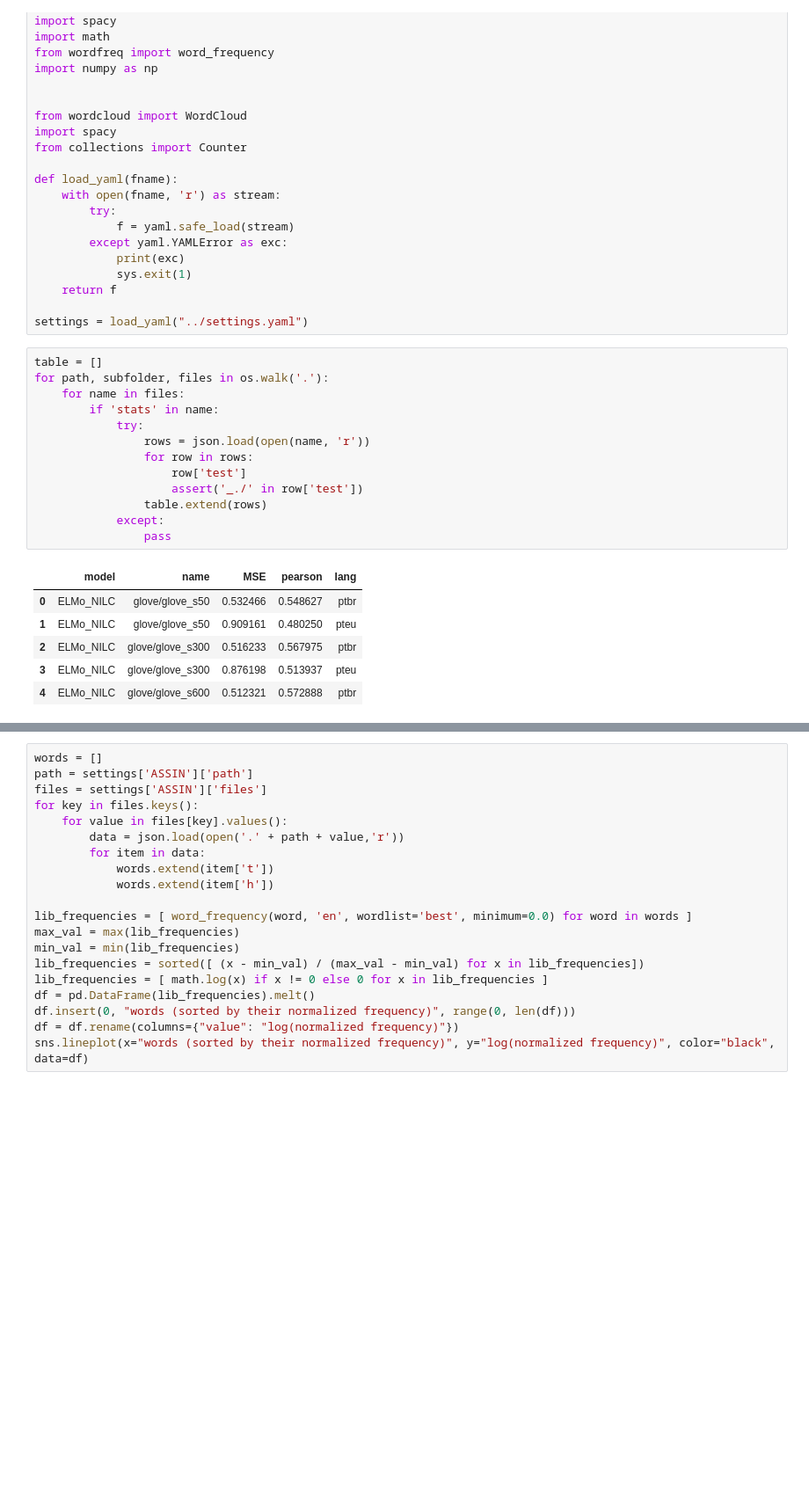
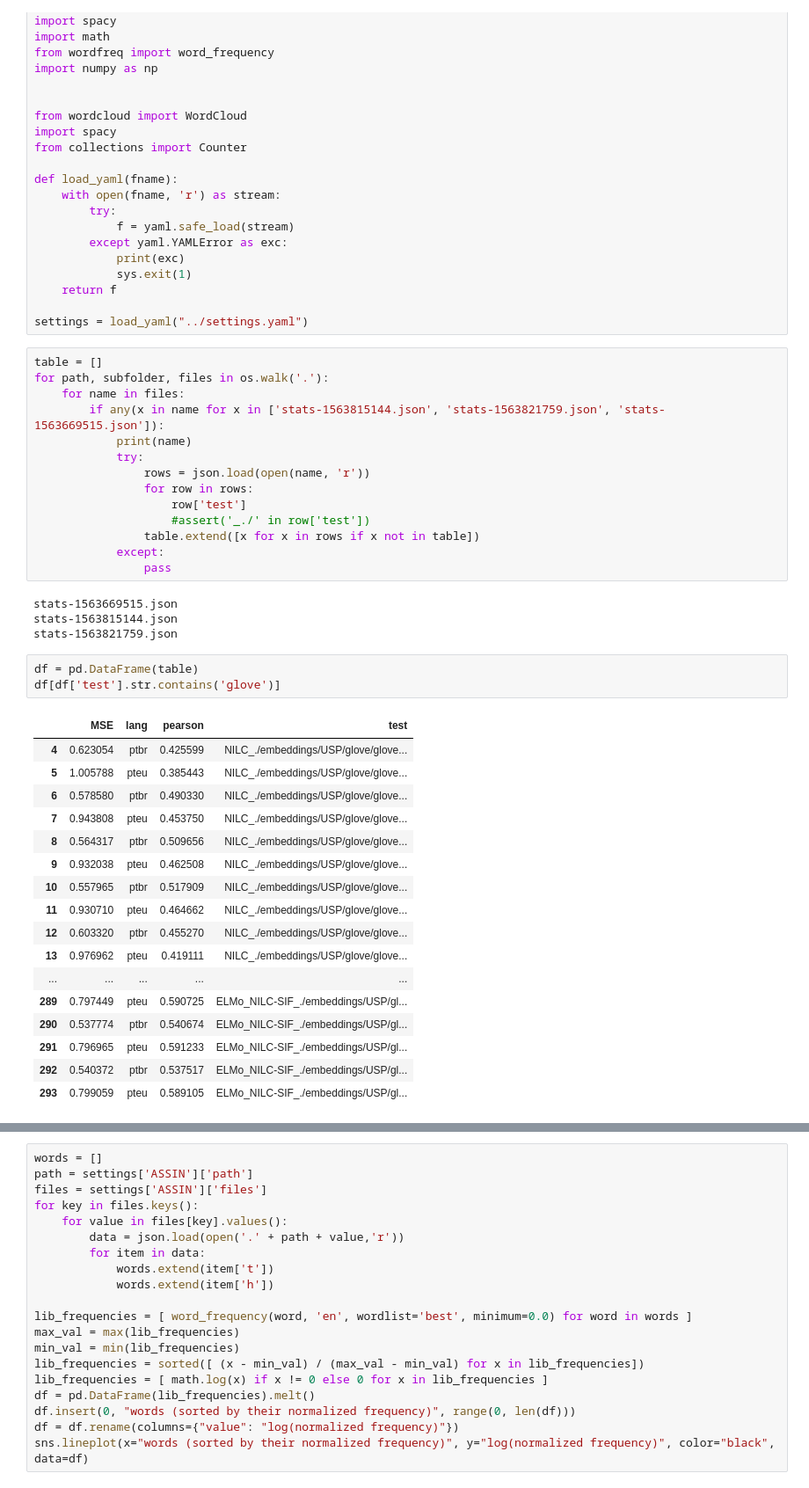
Before and after one commit to ruanchaves/elmo, a Jupyter notebook: results/Resultados.ipynb, the cells around one changed output, grey strips where cells are left out. Shown: that part at 88% size. Saved outputs shown, nothing was run; the diff lists cells and outputs as text; blank space fills up the shorter version.

```diff
--- a/results/Resultados.ipynb
+++ b/results/Resultados.ipynb
@@ -30,22 +30,41 @@ settings = load_yaml("../settings.yaml")
 table = []
 for path, subfolder, files in os.walk('.'):
     for name in files:
-        if 'stats' in name:
+        if any(x in name for x in ['stats-1563815144.json', 'stats-1563821759.json', 'stats-1563669515.json']):
+            print(name)
             try:
                 rows = json.load(open(name, 'r'))
                 for row in rows:
                     row['test']
-                    assert('_./' in row['test'])
-                table.extend(rows)
+                    #assert('_./' in row['test'])
+                table.extend([x for x in rows if x not in table])
             except:
                 pass
 # %% [output]
-|  | model | name | MSE | pearson | lang |
-| 0 | ELMo_NILC | glove/glove_s50 | 0.532466 | 0.548627 | ptbr |
-| 1 | ELMo_NILC | glove/glove_s50 | 0.909161 | 0.480250 | pteu |
-| 2 | ELMo_NILC | glove/glove_s300 | 0.516233 | 0.567975 | ptbr |
-| 3 | ELMo_NILC | glove/glove_s300 | 0.876198 | 0.513937 | pteu |
-| 4 | ELMo_NILC | glove/glove_s600 | 0.512321 | 0.572888 | ptbr |
+stats-1563669515.json
+stats-1563815144.json
+stats-1563821759.json
+# %%
+df = pd.DataFrame(table)
+df[df['test'].str.contains('glove')]
+# %% [output]
+|  | MSE | lang | pearson | test |
+| 4 | 0.623054 | ptbr | 0.425599 | NILC_./embeddings/USP/glove/glove... |
+| 5 | 1.005788 | pteu | 0.385443 | NILC_./embeddings/USP/glove/glove... |
+| 6 | 0.578580 | ptbr | 0.490330 | NILC_./embeddings/USP/glove/glove... |
+| 7 | 0.943808 | pteu | 0.453750 | NILC_./embeddings/USP/glove/glove... |
+| 8 | 0.564317 | ptbr | 0.509656 | NILC_./embeddings/USP/glove/glove... |
+| 9 | 0.932038 | pteu | 0.462508 | NILC_./embeddings/USP/glove/glove... |
+| 10 | 0.557965 | ptbr | 0.517909 | NILC_./embeddings/USP/glove/glove... |
+| 11 | 0.930710 | pteu | 0.464662 | NILC_./embeddings/USP/glove/glove... |
+| 12 | 0.603320 | ptbr | 0.455270 | NILC_./embeddings/USP/glove/glove... |
+| 13 | 0.976962 | pteu | 0.419111 | NILC_./embeddings/USP/glove/glove... |
+| ... | ... | ... | ... | ... |
+| 289 | 0.797449 | pteu | 0.590725 | ELMo_NILC-SIF_./embeddings/USP/gl... |
+| 290 | 0.537774 | ptbr | 0.540674 | ELMo_NILC-SIF_./embeddings/USP/gl... |
+| 291 | 0.796965 | pteu | 0.591233 | ELMo_NILC-SIF_./embeddings/USP/gl... |
+| 292 | 0.540372 | ptbr | 0.537517 | ELMo_NILC-SIF_./embeddings/USP/gl... |
+| 293 | 0.799059 | pteu | 0.589105 | ELMo_NILC-SIF_./embeddings/USP/gl... |
 # %%
 df = pd.DataFrame(table)
 df["model"] = df["test"].apply(lambda x: x.split("_./")[0])
```
Also changed, not shown: parts of 2 cells of this notebook, 1 other file.
